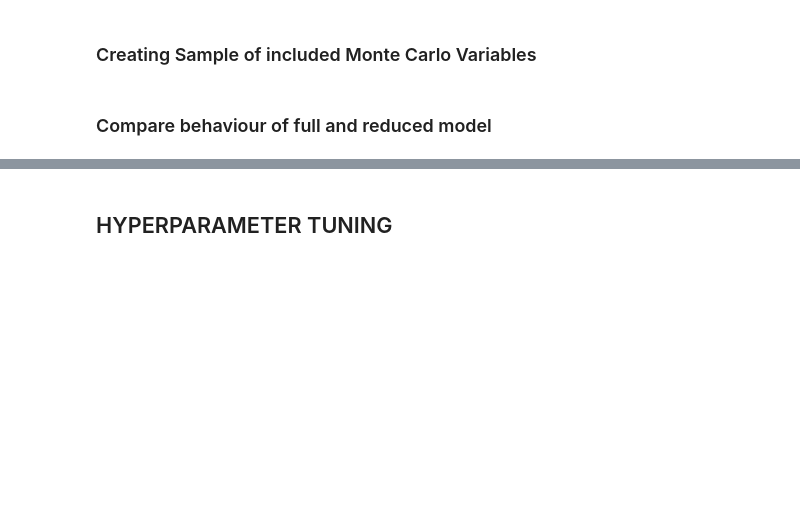
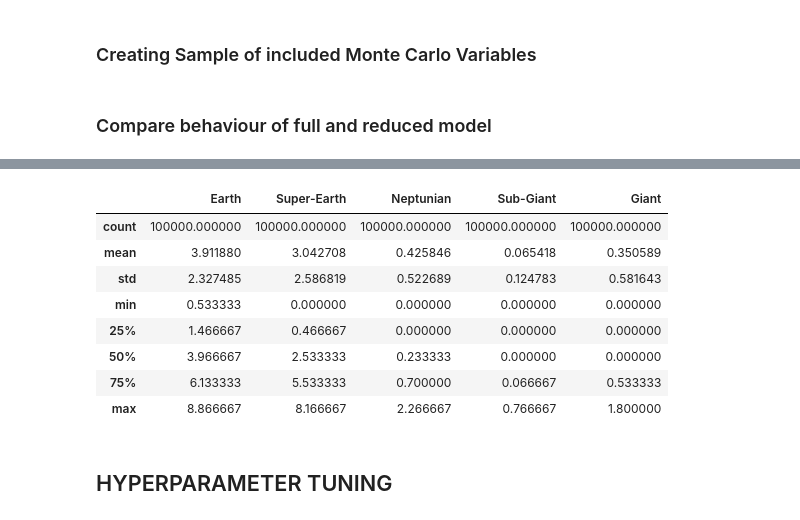
Before and after one commit to ChrisBoettner/skaro, a Jupyter notebook: notebooks/Planet_model.ipynb, the cells around one changed output, grey strips where cells are left out. Drawn from its saved outputs; the diff is of its cells as text; code cells hidden in the pictures; blank space fills up the shorter version.

```diff
--- a/notebooks/Planet_model.ipynb
+++ b/notebooks/Planet_model.ipynb
@@ -88,3 +87,15 @@ model_difference.describe()
+# %%
+reduced_model_pred.describe()
+# %% [output]
+|  | Earth | Super-Earth | Neptunian | Sub-Giant | Giant |
+| count | 100000.000000 | 100000.000000 | 100000.000000 | 100000.000000 | 100000.000000 |
+| mean | 3.911880 | 3.042708 | 0.425846 | 0.065418 | 0.350589 |
+| std | 2.327485 | 2.586819 | 0.522689 | 0.124783 | 0.581643 |
+| min | 0.533333 | 0.000000 | 0.000000 | 0.000000 | 0.000000 |
+| 25% | 1.466667 | 0.466667 | 0.000000 | 0.000000 | 0.000000 |
+| 50% | 3.966667 | 2.533333 | 0.233333 | 0.000000 | 0.000000 |
+| 75% | 6.133333 | 5.533333 | 0.700000 | 0.066667 | 0.533333 |
+| max | 8.866667 | 8.166667 | 2.266667 | 0.766667 | 1.800000 |
 # %% [markdown]
 ## HYPERPARAMETER TUNING
 # %%
```
Also changed, not shown: parts of 4 cells of this notebook, 6 other files.
